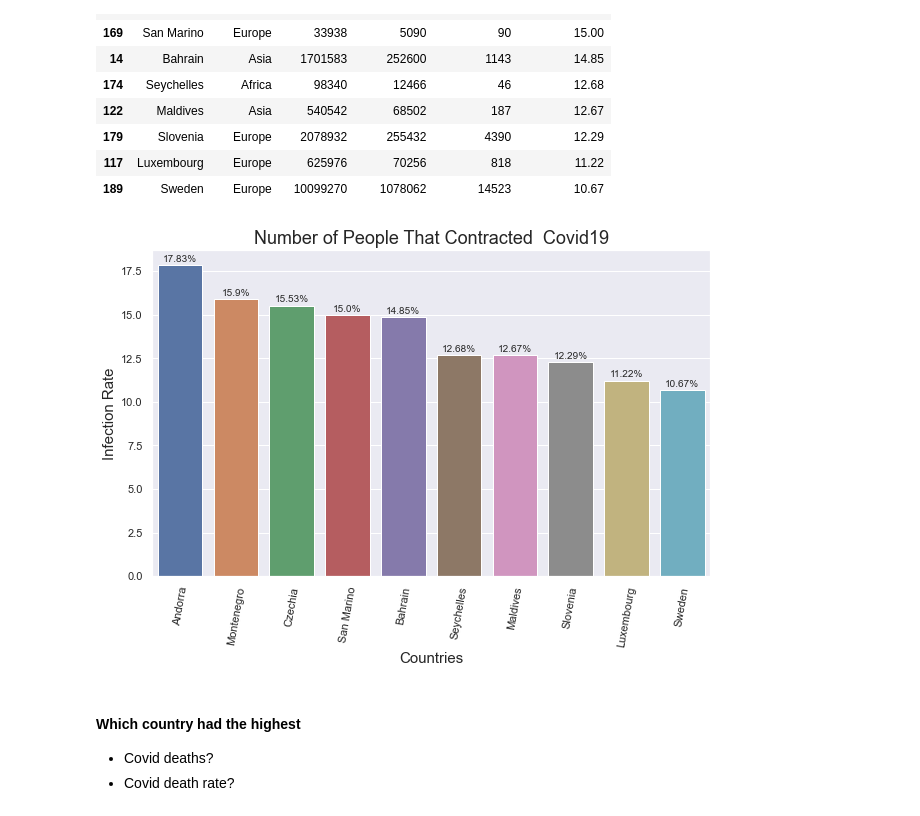
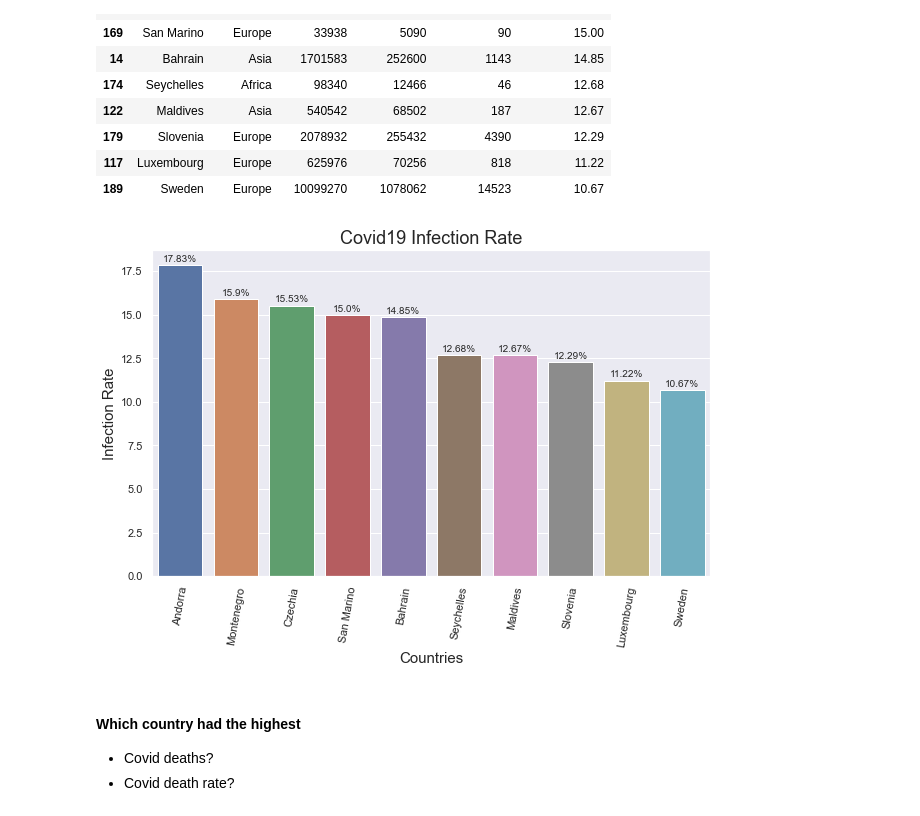
Before and after one commit to chineidu/Covid_eda, a Jupyter notebook: notebook.ipynb, the cells around one changed output. Cells and saved outputs as stored; diff of their text form; code cells hidden in the pictures.

```diff
--- a/notebook.ipynb
+++ b/notebook.ipynb
@@ -248,26 +250,26 @@ a
 # %%
 fig, ax = plt.subplots(figsize=(10, 6))
 
 sns.barplot(x='country', y='infection_rate', data=a, ax=ax)
 plt.tick_params(axis='x', labelrotation=80)
 plt.xlabel('Countries', size=15)
 plt.ylabel('Infection Rate', size=15)
-plt.title('Number of People That Contracted  Covid19', size=18)
+plt.title('Covid19 Infection Rate', size=18)
 
 for bar in ax.patches:
     x = bar.get_x() + bar.get_width() / 2
     y = bar.get_height()
     ax.annotate(text=f"{round(y, 2):,}%",           # Format the text (value)
                 xy=(x, y),                          # (x, y)
                 xytext=(0, 6),                      # text position
                 ha='center',                        # horizontal alignment
                 va='center',                        # vertical alignment
                 size=10,                            # text size
                 textcoords='offset points')         # text coordinates
 
 plt.show()
 # %% [output]
-[figure, old version]
+[figure, new version]
 # %% [markdown]
 #### Which country had the highest
 * Covid deaths?
```
Also changed, not shown: parts of 15 cells of this notebook, 5 other files.
